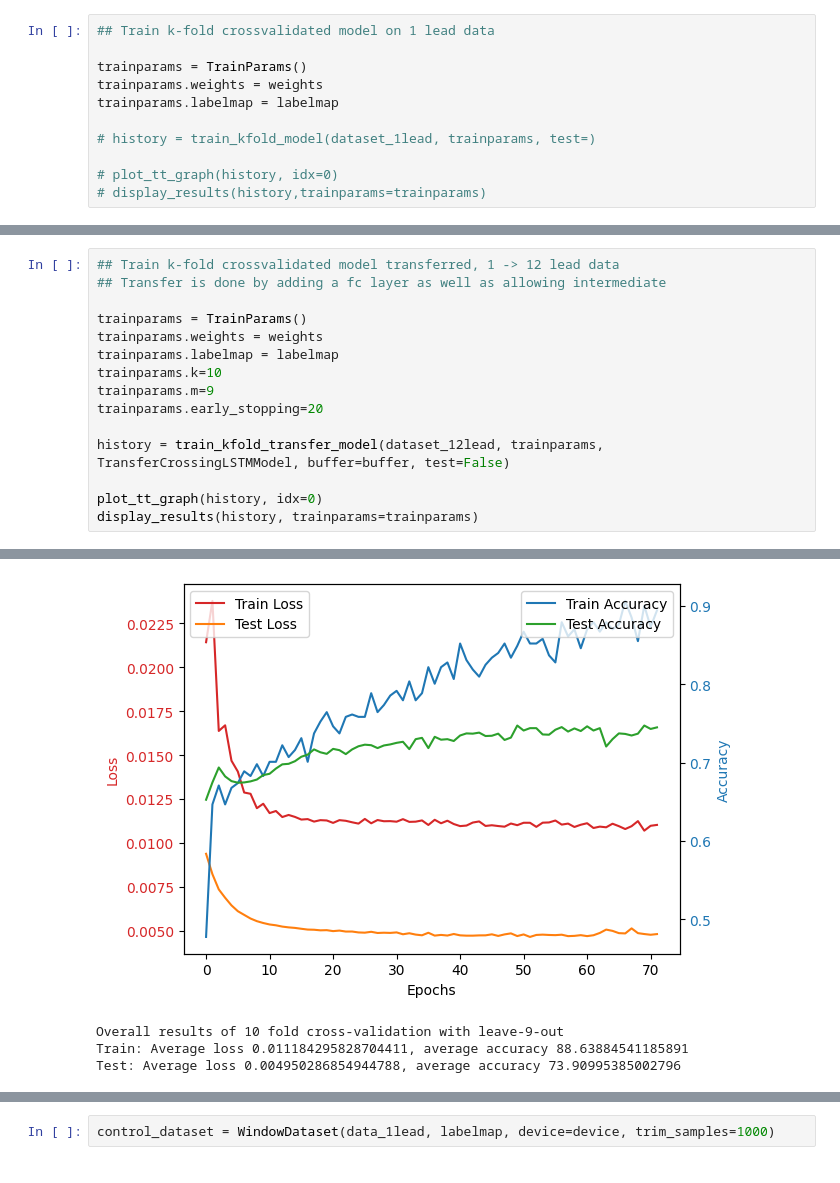
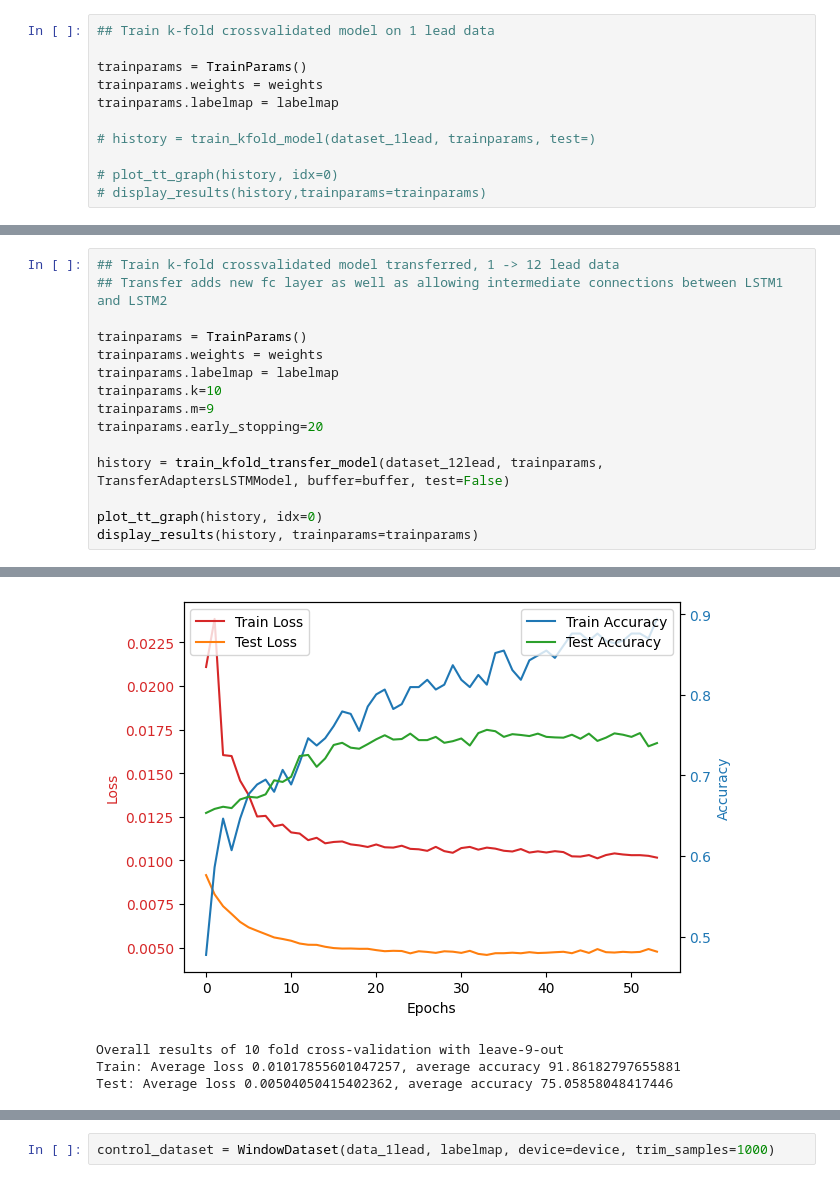
Before and after one commit to MattyAB/ecg_transfer, a Jupyter notebook: ecg.ipynb, the cells around one changed output, grey strips where cells are left out. Drawn from its saved outputs; the diff is of its cells as text.

```diff
--- a/ecg.ipynb
+++ b/ecg.ipynb
@@ -122,6 +192,6 @@ len(dataset_12lead)/20
 # %%
 ## Train k-fold crossvalidated model transferred, 1 -> 12 lead data
-## Transfer is done by adding a fc layer as well as allowing intermediate
+## Transfer adds new fc layer as well as allowing intermediate connections between LSTM1 and LSTM2
 
 trainparams = TrainParams()
 trainparams.weights = weights
@@ -130,7 +200,7 @@ trainparams.k=10
 trainparams.m=9
 trainparams.early_stopping=20
 
-history = train_kfold_transfer_model(dataset_12lead, trainparams, TransferCrossingLSTMModel, buffer=buffer, test=False)
+history = train_kfold_transfer_model(dataset_12lead, trainparams, TransferAdaptersLSTMModel, buffer=buffer, test=False)
 
 plot_tt_graph(history, idx=0)
 display_results(history, trainparams=trainparams)
@@ -155,6 +225,6 @@ Early stopping triggered after epoch 63
-[figure, old version]
+[figure, new version]
 Overall results of 10 fold cross-validation with leave-9-out
-Train: Average loss 0.011184295828704411, average accuracy 88.63884541185891
-Test: Average loss 0.004950286854944788, average accuracy 73.90995385002796
+Train: Average loss 0.01017855601047257, average accuracy 91.86182797655881
+Test: Average loss 0.00504050415402362, average accuracy 75.05858048417446
 # %%
 ## Train k-fold crossvalidated model transferred, 1 -> 12 lead data
```
Also changed, not shown: parts of 16 cells of this notebook, 1 other file.
